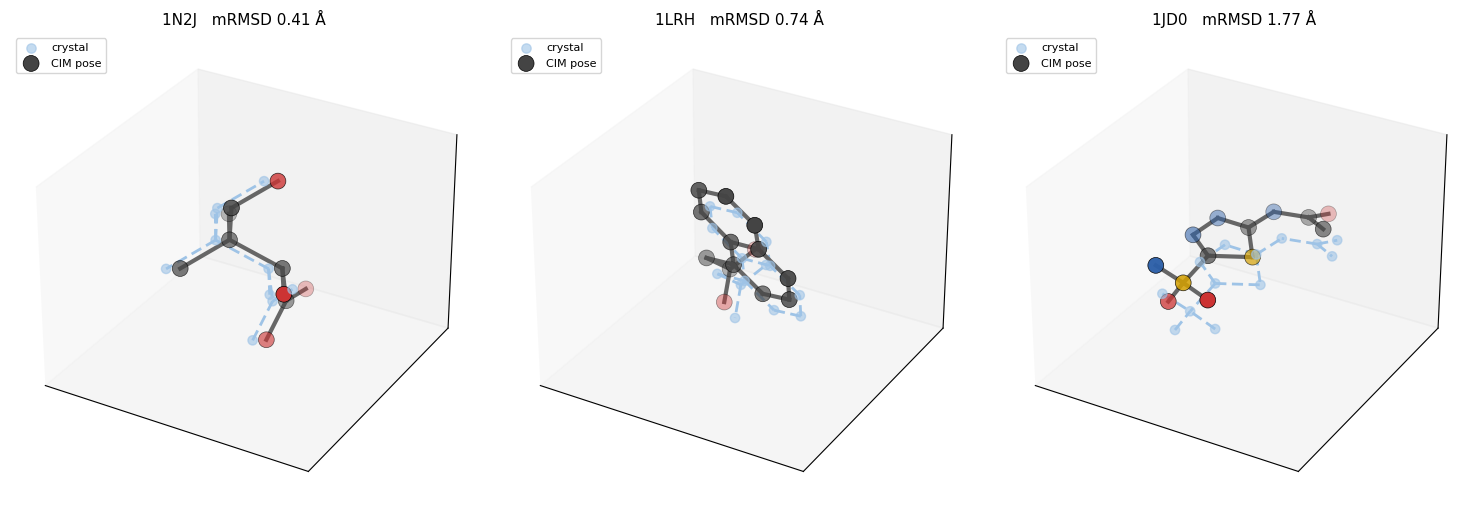
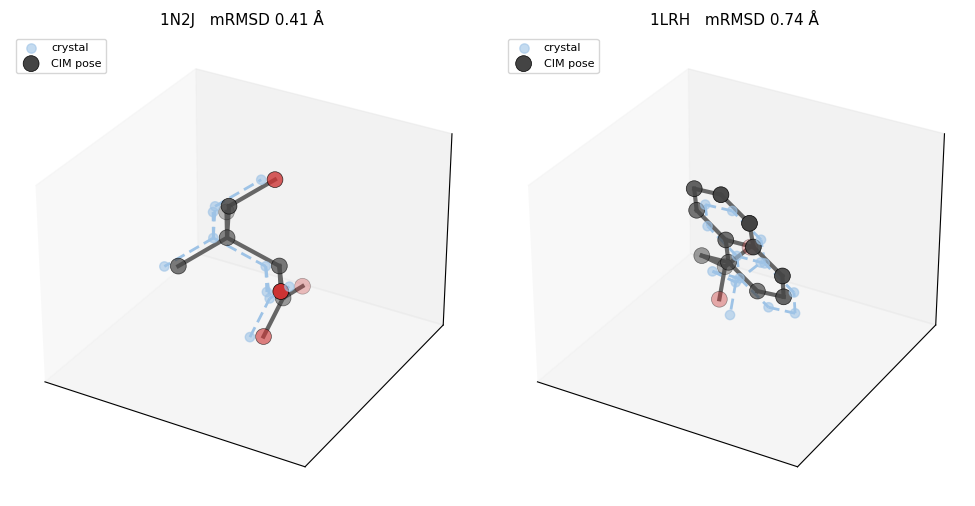
The notebook cell's code change between the first figure and the second:
--- before
+++ after
@@ -22,8 +22,8 @@
     ax.legend(fontsize=8, loc='upper left')
 
-fig = plt.figure(figsize=(15, 5))
+fig = plt.figure(figsize=(5 * len(MOLS), 5))
 for i, p in enumerate(MOLS):
     d = B[p]; poses, r = decode(d); best = poses[int(r.argmin())]
-    draw(fig.add_subplot(1, 3, i + 1, projection='3d'),
+    draw(fig.add_subplot(1, len(MOLS), i + 1, projection='3d'),
          d["lig_coords"], best, d["lig_elements"], f"{p}   mRMSD {r.min():.2f} Å")
 plt.tight_layout()

Commit: Drop the 1JD0 case and all paper-comparison wording